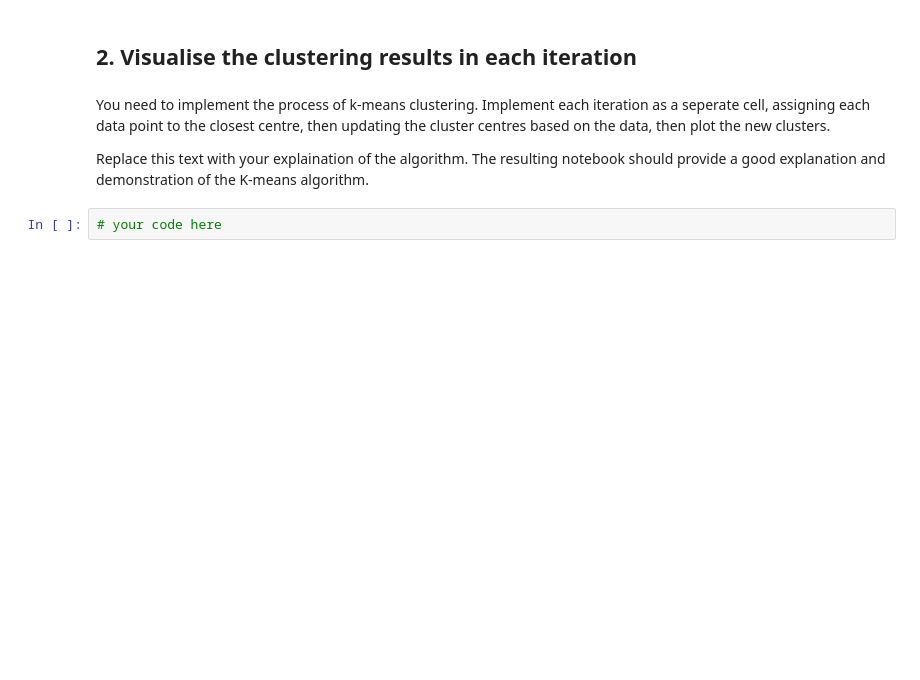
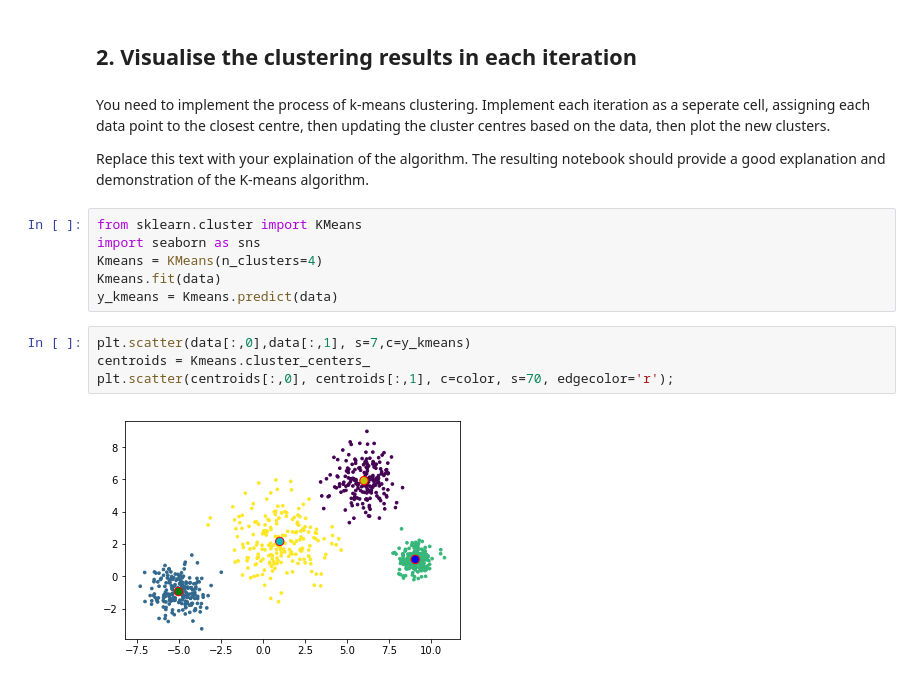
Before and after one commit to garyliu427/portfolio-2019-garyliu427, a Jupyter notebook: Portfolio 3.ipynb, the cells around one changed output. Cells and saved outputs as stored; diff of their text form; blank space fills up the shorter version.

```diff
--- a/Portfolio 3.ipynb
+++ b/Portfolio 3.ipynb
@@ -104,5 +56,15 @@ plt.show()
 You need to implement the process of k-means clustering.  Implement each iteration as a seperate cell, assigning each data point to the closest centre, then updating the cluster centres based on the data, then plot the new clusters.
 
 Replace this text with your explaination of the algorithm.  The resulting notebook should provide a good explanation and demonstration of the K-means algorithm.
-# %%
-# your code here
+# %%
+from sklearn.cluster import KMeans
+import seaborn as sns
+Kmeans = KMeans(n_clusters=4)
+Kmeans.fit(data)
+y_kmeans = Kmeans.predict(data)
+# %%
+plt.scatter(data[:,0],data[:,1], s=7,c=y_kmeans)
+centroids = Kmeans.cluster_centers_
+plt.scatter(centroids[:,0], centroids[:,1], c=color, s=70, edgecolor='r');
+# %% [output]
+[figure, added]
```
Also changed, not shown: parts of 6 cells of this notebook.
